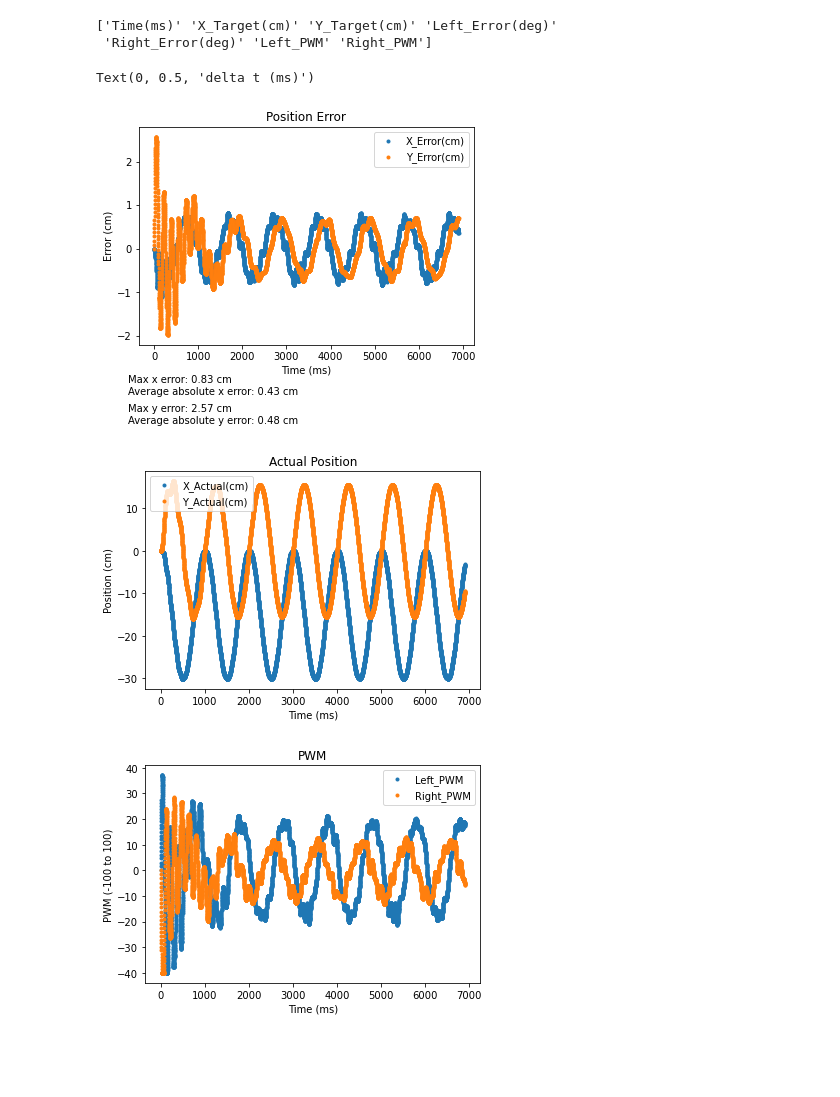
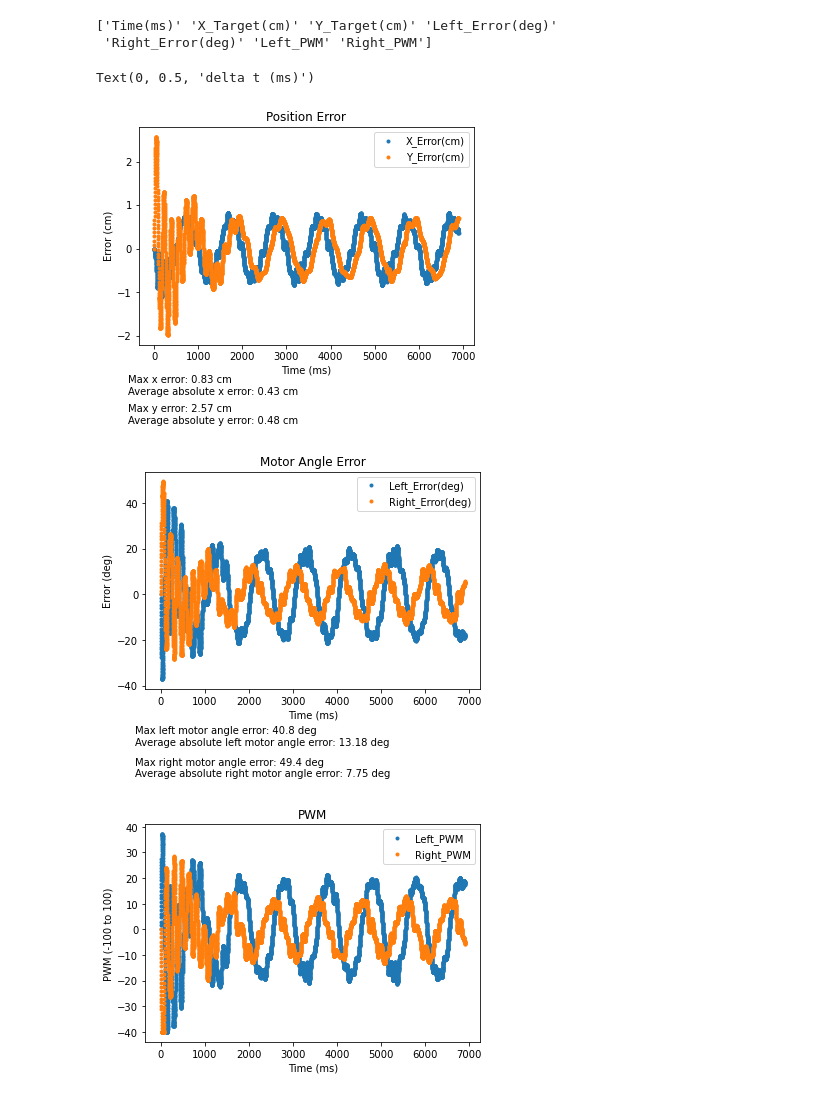
Before and after one commit to petervoznyuk/BluePill-LLC, a Jupyter notebook: analysis.ipynb, the cells around one changed output. Cells and saved outputs as stored; diff of their text form; code cells hidden in the pictures; blank space fills up the shorter version.

Commit message:
Added more plots

```diff
--- a/analysis.ipynb
+++ b/analysis.ipynb
@@ -50,12 +50,16 @@ print(table.columns.values)
 table['X_Error(cm)'] = [theta_to_xy(l,r)[0] for l, r in zip(table['Left_Error(deg)'], table['Right_Error(deg)'])]
 table['Y_Error(cm)'] = [theta_to_xy(l,r)[1] for l, r in zip(table['Left_Error(deg)'], table['Right_Error(deg)'])]
 
-table['X_Actual(cm)'] = table['X_Target(cm)'] - table['X_Error(cm)']
+table['Left_Actual(cm)'] = table['X_Target(cm)'] - table['X_Error(cm)']
 table['Y_Actual(cm)'] = table['Y_Target(cm)'] - table['Y_Error(cm)']
 
 table['Left_Target(deg)'] = [xy_to_theta(l,r)[0] for l, r in zip(table['X_Target(cm)'], table['Y_Target(cm)'])]
 table['Right_Target(deg)'] = [xy_to_theta(l,r)[1] for l, r in zip(table['X_Target(cm)'], table['Y_Target(cm)'])]
 
+table['Left_Actual(deg)'] = table['Left_Target(deg)'] - table['Left_Error(deg)']
+table['Right_Actual(deg)'] = table['Right_Target(deg)'] - table['Right_Error(deg)']
+
+
 table['delta t(ms)'] = table['Time(ms)'].diff()
 # %% [output]
 ['Time(ms)' 'X_Target(cm)' 'Y_Target(cm)' 'Left_Error(deg)'
@@ -79,15 +83,20 @@ plt.figtext(0.1, -0.15, f"\nMax y error: {round(table['Y_Error(cm)'].max(),2)} c
 
 
 plt.figure()
-plotted_values = ['X_Actual(cm)', 'Y_Actual(cm)']
+plotted_values = ['Left_Error(deg)', 'Right_Error(deg)']
 
 for val in plotted_values:
     plt.plot(table['Time(ms)'], table[val], marker='o', markersize=3, linestyle='none')
 
 plt.legend(plotted_values)
-plt.title('Actual Position')
+plt.title('Motor Angle Error')
 plt.xlabel('Time (ms)')
-plt.ylabel('Position (cm)')
+plt.ylabel('Error (deg)')
+
+plt.figtext(0.1, -0.07, f"\nMax left motor angle error: {round(table['Left_Error(deg)'].max(),2)} deg\n" \
+    f"Average absolute left motor angle error: {round(table['Left_Error(deg)'].abs().mean(),2)} deg")
+plt.figtext(0.1, -0.18, f"\nMax right motor angle error: {round(table['Right_Error(deg)'].max(),2)} deg\n" \
+    f"Average absolute right motor angle error: {round(table['Right_Error(deg)'].abs().mean(),2)} deg")
 
 
 plt.figure()
@@ -99,35 +108,83 @@ for val in plotted_values:
 plt.legend(plotted_values)
 plt.title('PWM')
 plt.xlabel('Time (ms)')
 plt.ylabel('PWM (-100 to 100)')
 
 
 plt.figure()
-plotted_values = ['X_Target(cm)', 'Y_Target(cm)']
+plotted_values = ['X_Actual(cm)', 'X_Target(cm)']
 
 for val in plotted_values:
     plt.plot(table['Time(ms)'], table[val], marker='o', markersize=3, linestyle='none')
 
 plt.legend(plotted_values)
-plt.title('Target')
+plt.title('X Tracking')
 plt.xlabel('Time (ms)')
-plt.ylabel('Target Position')
+plt.ylabel('Position')
+
+plt.figure()
+plotted_values = ['Y_Actual(cm)', 'Y_Target(cm)']
+
+for val in plotted_values:
+    plt.plot(table['Time(ms)'], table[val], marker='o', markersize=3, linestyle='none')
+
+plt.legend(plotted_values)
+plt.title('Y Tracking')
+plt.xlabel('Time (ms)')
+plt.ylabel('Position')
+
+
+plt.figure()
+plotted_values = ['Left_Actual(deg)', 'Left_Target(deg)']
+
+for val in plotted_values:
+    plt.plot(table['Time(ms)'], table[val], marker='o', markersize=3, linestyle='none')
+
+plt.legend(plotted_values)
+plt.title('Left Motor Angle Tracking')
+plt.xlabel('Time (ms)')
+plt.ylabel('Motor Angle')
+
+
+plt.figure()
+plotted_values = ['Right_Actual(deg)', 'Right_Target(deg)']
+
+for val in plotted_values:
+    plt.plot(table['Time(ms)'], table[val], marker='o', markersize=3, linestyle='none')
+
+plt.legend(plotted_values)
+plt.title('Right Motor Angle Tracking')
+plt.xlabel('Time (ms)')
+plt.ylabel('Motor Angle')
 
 
 plt.figure()
 plt.plot(table['X_Actual(cm)'], table['Y_Actual(cm)'], marker='o', markersize=3, linestyle='none')
 plt.axis('equal')
+plt.title("Bird's Eye View of Trajectory")
 plt.xlabel('x (cm)')
 plt.ylabel('y (cm)')
+
+
+plt.figure()
+plotted_values = ['X_Actual(cm)', 'Y_Actual(cm)']
+
+for val in plotted_values:
+    plt.plot(table['Time(ms)'], table[val], marker='o', markersize=3, linestyle='none')
+
+plt.legend(plotted_values)
+plt.title('Actual Position')
+plt.xlabel('Time (ms)')
+plt.ylabel('Position (cm)')
 
 
 plt.figure()
 plt.plot(table['delta t(ms)'], marker='.', linestyle='none')
 plt.title('Time Difference Between Readings')
 plt.xlabel('Index')
 plt.ylabel('delta t (ms)')
 # %% [output]
 Text(0, 0.5, 'delta t (ms)')
 [figure]
-[figure, old version]
+[figure, new version]
 [figure]
```
Also changed, not shown: parts of 1 cell of this notebook.
